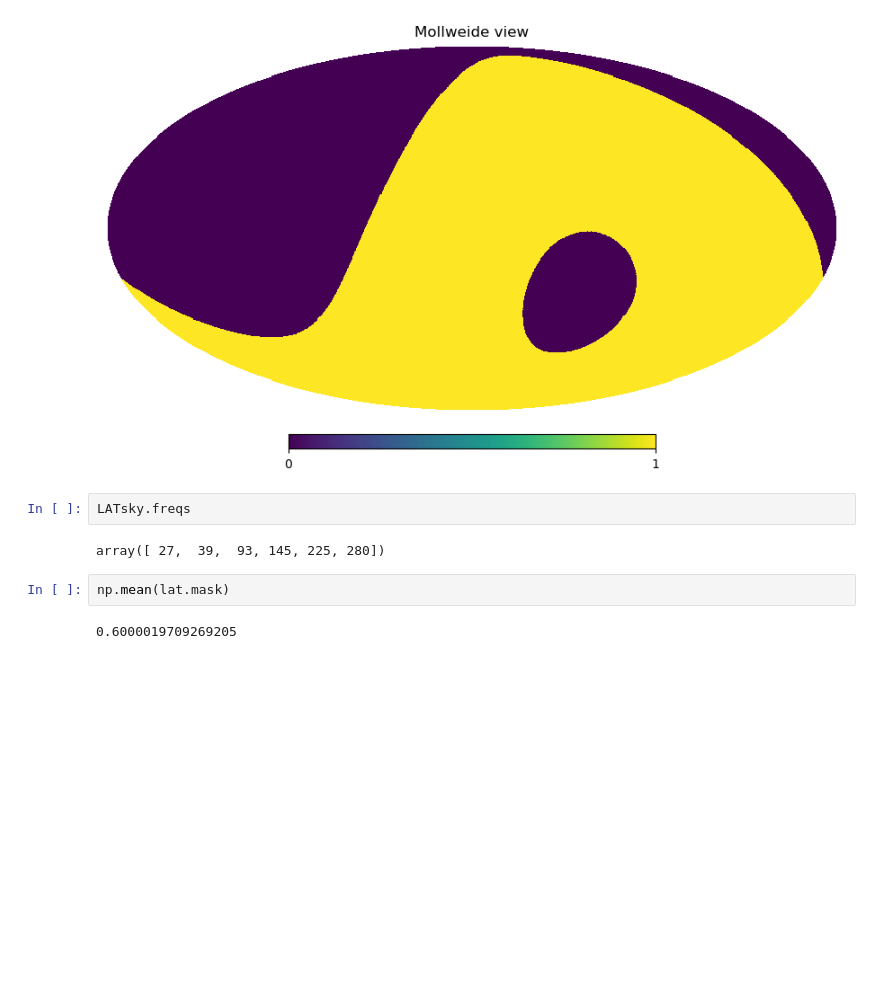
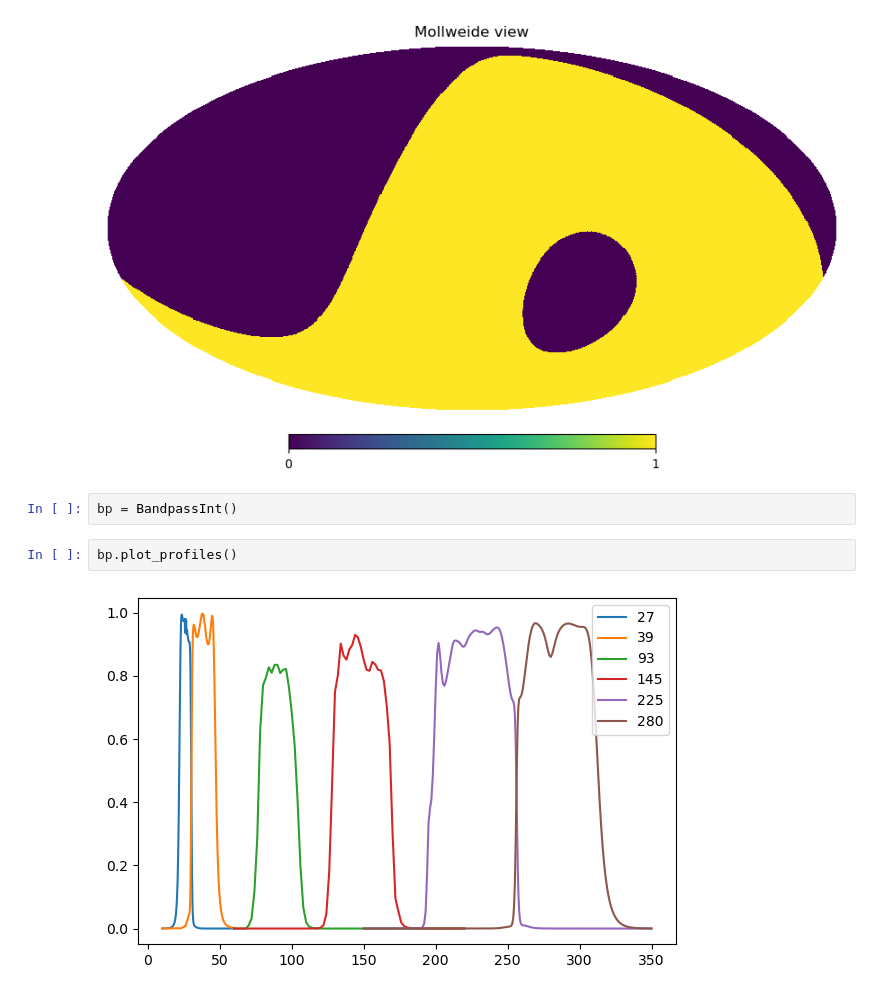
Before and after one commit to antolonappan/solat_cb, a Jupyter notebook: notebooks/signal.ipynb, the cells around one changed output. Saved outputs shown, nothing was run; the diff lists cells and outputs as text; blank space fills up the shorter version.

```diff
--- a/notebooks/signal.ipynb
+++ b/notebooks/signal.ipynb
@@ -64,11 +77,9 @@ for f in LATsky.freqs:
 hp.mollview(lat.mask)
 # %% [output]
 [figure]
-# %%
-LATsky.freqs
-# %% [output]
-array([ 27,  39,  93, 145, 225, 280])
-# %%
-np.mean(lat.mask)
-# %% [output]
-0.6000019709269205
+# %%
+bp = BandpassInt()
+# %%
+bp.plot_profiles()
+# %% [output]
+[figure, added]
```
Also changed, not shown: parts of 8 cells of this notebook, 4 other files.
